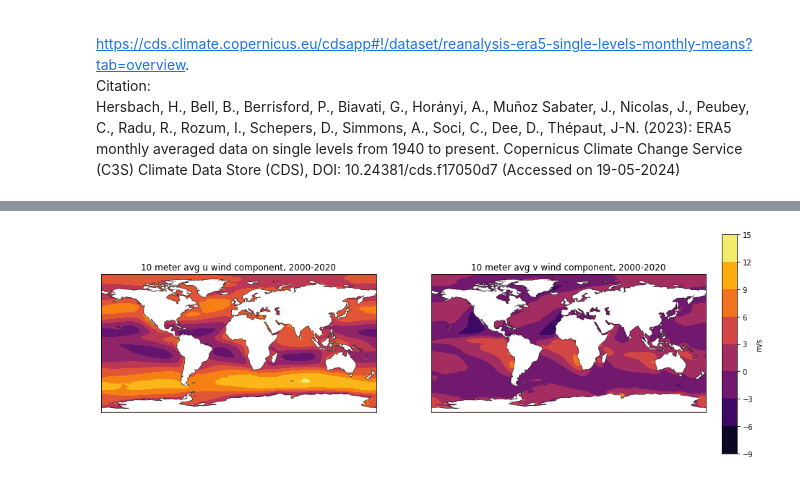
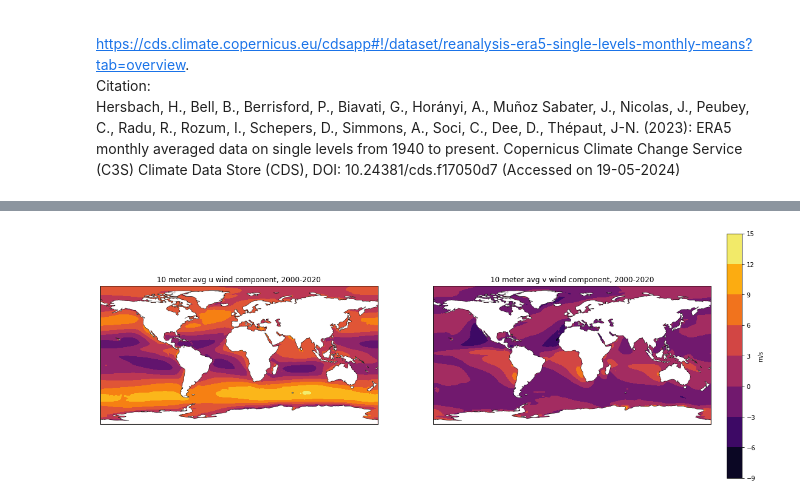
Before and after one commit to GHOpenonic/global-drifter-program, a Jupyter notebook: wind_connectivity/wind_exploration.ipynb, the cells around one changed output, grey strips where cells are left out. Saved outputs shown, nothing was run; the diff lists cells and outputs as text; code cells hidden in the pictures.

```diff
--- a/wind_connectivity/wind_exploration.ipynb
+++ b/wind_connectivity/wind_exploration.ipynb
@@ -57,6 +57,10 @@ v_winds_df.to_csv('v_winds_df.csv', index=False)
+# %%
+# load CSV:
+avg_u_winds = pd.read_csv('avg_u_winds.csv')
+avg_v_winds = pd.read_csv('avg_v_winds.csv')
 # %%
 # Create the figure and the axes
-fig, (ax1, ax2) = plt.subplots(1, 2, figsize=(15, 6),
+fig, (ax1, ax2) = plt.subplots(1, 2, figsize=(18, 8),
                                subplot_kw={'projection': ccrs.PlateCarree(central_longitude=0)})
 
 # Plot the u-component of wind
@@ -66,31 +70,31 @@ ax1.set_title('10 meter avg u wind component, 2000-2020')
 ax1.set_xlabel('Longitude')
 ax1.set_ylabel('Latitude')
 
 ax1.coastlines(color = 'black')
 land_feature = cfeature.NaturalEarthFeature('physical', 'land', '110m',
                                             edgecolor='none', facecolor='white')
 ax1.add_feature(land_feature)
 
 # Plot the v-component of wind
 ax2.set_extent([-180, 180, -90, 90], crs=ccrs.PlateCarree())
 im2 = ax2.contourf(lons, lats, avg_v_winds, cmap='inferno', transform=ccrs.PlateCarree())
 ax2.set_title('10 meter avg v wind component, 2000-2020')
 ax2.set_xlabel('Longitude')
 ax2.set_ylabel('Latitude')
 
 ax2.coastlines(color = 'black')
 land_feature = cfeature.NaturalEarthFeature('physical', 'land', '110m',
                                             edgecolor='none', facecolor='white')
 ax2.add_feature(land_feature)
 
 # Create a single colorbar for both plots
 cbar_ax = fig.add_axes([0.92, 0.15, 0.02, 0.7])  # [left, bottom, width, height]
 fig.colorbar(im2, cax=cbar_ax, label='m/s')
 
 # Adjust layout
 plt.subplots_adjust(wspace=0.2, right=0.9)  # wspace for width space, right to make space for colorbar
 
 # Show the plot
 plt.show()
 # %% [output]
-[figure, old version]
+[figure, new version]
```
Also changed, not shown: parts of 3 cells of this notebook.
